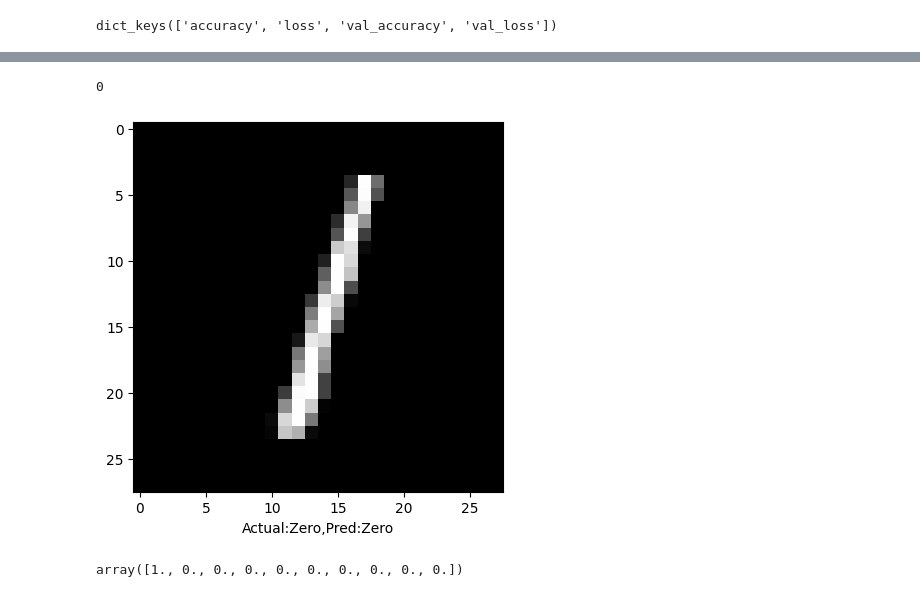
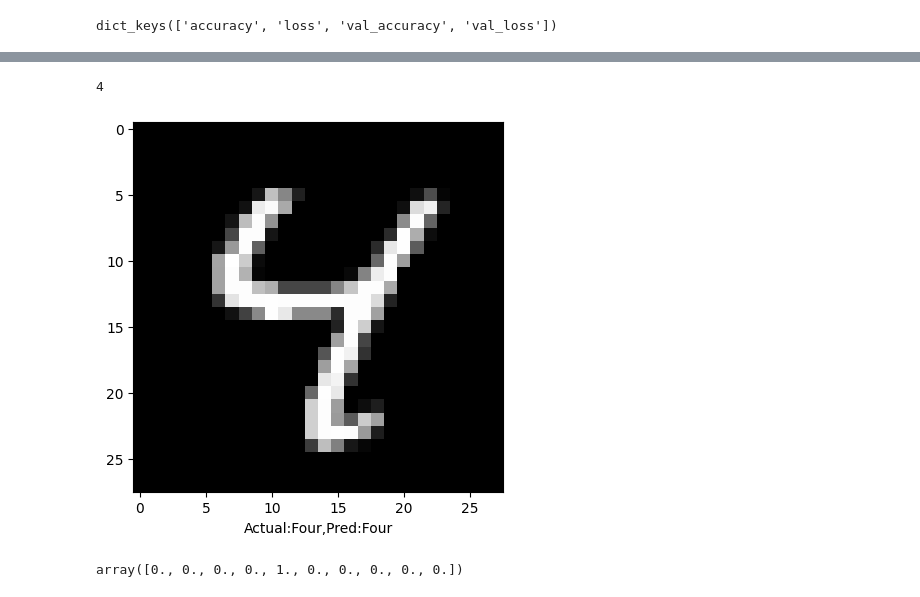
Before and after one commit to JeyPrabakaran/Deep_Learning, a Jupyter notebook: ANN_Digit.ipynb, the cells around one changed output, grey strips where cells are left out. Cells and saved outputs as stored; diff of their text form; code cells hidden in the pictures.

```diff
--- a/ANN_Digit.ipynb
+++ b/ANN_Digit.ipynb
@@ -289,2 +296,0 @@ print(y_test_digit.shape)
-# %%
-history=model.fit(X_train_digit, y_train_digit, batch_size=100, epochs=10,validation_data=(X_test_digit, y_test_digit))
@@ -300,4 +351,0 @@ print(y_train_digit.shape)
-# %%
-# Assuming y_train_digit and y_test_digit have been incorrectly extended:
-y_train_digit = y_train_digit[:60000]  # Get first 60,000 samples
-y_test_digit = y_test_digit[:10000]  # Get first 10,000 samples
@@ -310,2 +351,0 @@ print(y_test_digit.shape)  # Should be (10000, 10)
-# %%
-history = model.fit(X_train_digit, y_train_digit, batch_size=100, epochs=10, validation_data=(X_test_digit, y_test_digit))
@@ -441,6 +505,6 @@ plt.show()
 # %%
 #tf.expand_dims(X_test_digit[0])
-y_predict_single = model.predict(X_test_digit[[2]])
+y_predict_single = model.predict(X_test_digit[[6]])
 y_predicts_single=np.argmax(y_predict_single, axis=1) # Here we get the index of maximum value in the encoded vector
 y_test_digit_eval=np.argmax(y_test_digit, axis=1)
 # %% [output]
@@ -448,19 +512,19 @@ y_test_digit_eval=np.argmax(y_test_digit, axis=1)
 # %%
 print(y_predicts_single[0])
 # %% [output]
-0
+4
 # %%
 #Names of numbers in the dataset in order
 col_names = ['Zero','One','Two','Three','Four','Five','Six','Seven','Eight','Nine']
 
 #Visualizing the digits
 #plt.figure(figsize=(10,10))
-plt.imshow(X_test_digit[2].reshape(28,28), cmap='gray')
-plt.xlabel("Actual:{},Pred:{}".format(col_names[np.argmax(y_test_digit[2])],col_names[y_predicts_single[0]]))
+plt.imshow(X_test_digit[6].reshape(28,28), cmap='gray')
+plt.xlabel("Actual:{},Pred:{}".format(col_names[np.argmax(y_test_digit[6])],col_names[y_predicts_single[0]]))
 plt.show()
 # %% [output]
-[figure, old version]
+[figure, new version]
 # %%
-y_test_digit[5]
+y_test_digit[6]
 # %% [output]
-array([1., 0., 0., 0., 0., 0., 0., 0., 0., 0.])
+array([0., 0., 0., 0., 1., 0., 0., 0., 0., 0.])
```
Also changed, not shown: parts of 37 cells of this notebook.
